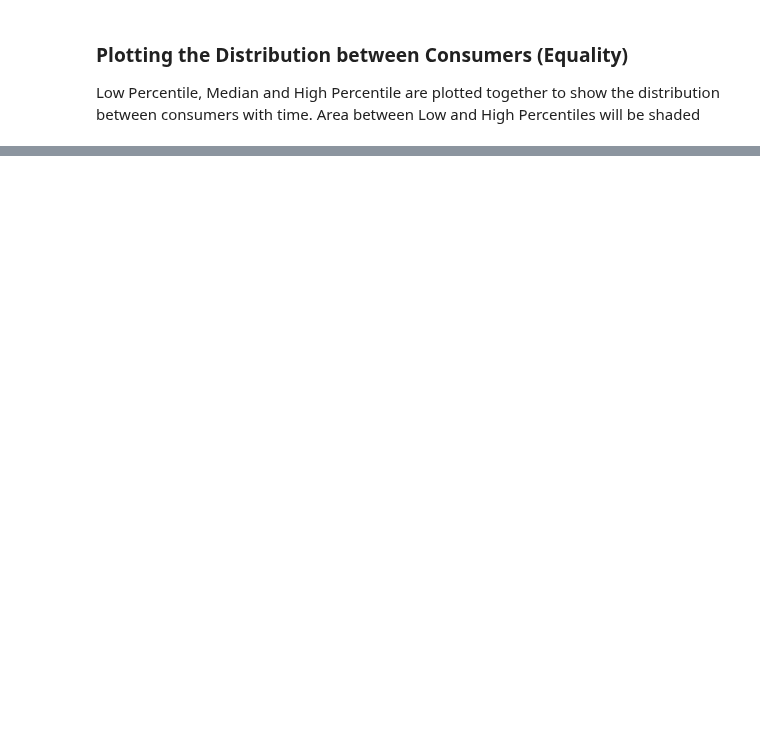
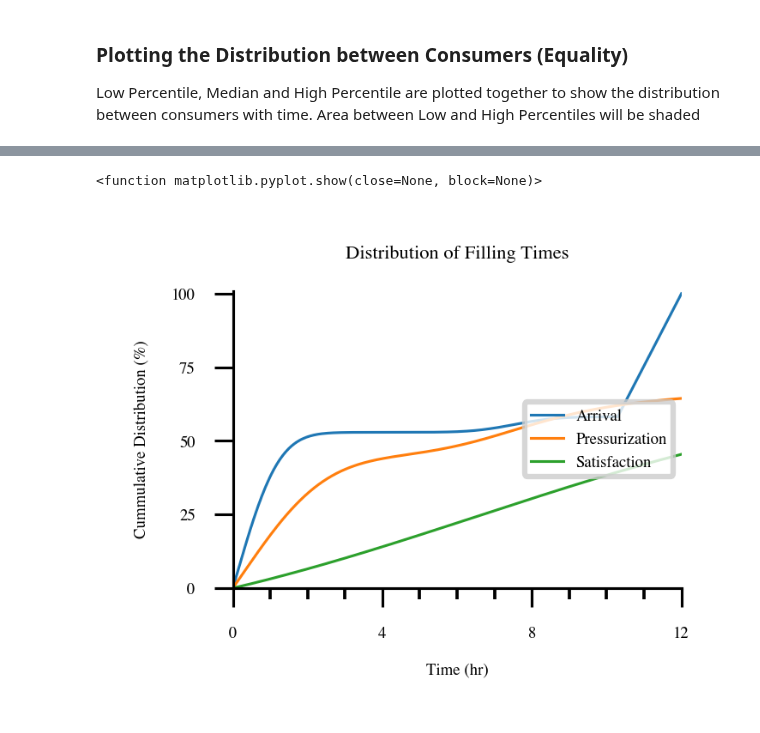
Before and after one commit to Omar-Abdelazeem/IWS-Modelling-Methods, a Jupyter notebook: Running-Methods/SWMM/SWMM-V.ipynb, the cells around one changed output, grey strips where cells are left out. Saved outputs shown, nothing was run; the diff lists cells and outputs as text; code cells hidden in the pictures; blank space fills up the shorter version.

```diff
--- a/Running-Methods/SWMM/SWMM-V.ipynb
+++ b/Running-Methods/SWMM/SWMM-V.ipynb
@@ -240,0 +299,57 @@ plt.show
+# %%
+import seaborn as sns
+arrival=list(filling_times["Arrival Time (hr)"])
+arrival=[supply_duration_hr*4 if np.isnan(x)==True else x for x in arrival]
+pressurization=list(filling_times["Pressurization Time (hr)"])
+pressurization=[supply_duration_hr*2 if np.isnan(x)==True else x for x in pressurization]
+satisfaction=list(filling_times["Satisfaction Time (hr)"])
+satisfaction=[supply_duration_hr*4 if np.isnan(x)==True else x for x in satisfaction]
+x_arr,y_arr=sns.kdeplot(data=arrival,bw_method="silverman",cumulative=True,clip=(0,supply_duration_hr)).get_lines()[0].get_data()
+x_pres,y_pres=sns.kdeplot(data=pressurization,bw_method="silverman",cumulative=True,clip=(0,supply_duration_hr)).get_lines()[1].get_data()
+x_satis,y_satis=sns.kdeplot(data=satisfaction,bw_method="silverman",cumulative=True,clip=(0,supply_duration_hr)).get_lines()[2].get_data()
+plt.close()
+if x_arr[-1]!= supply_duration_hr:
+    x_arr=np.append(x_arr,[supply_duration_hr])
+    y_arr=np.append(y_arr,1)
+if x_pres[-1] != supply_duration_hr:
+    x_pres=np.append(x_pres,supply_duration_hr)
+    y_pres=np.append(y_pres,1)
+# %%
+mpl.rcParams.update(mpl.rcParamsDefault)
+mpl.rcParams['figure.dpi'] = 450
+font = {'family' : 'Times',
+        'weight' : 'bold',
+        'size'   : 3}
+mpl.rc('font', **font)
+mpl.rc('xtick', labelsize=3)
+mpl.rcParams['axes.linewidth'] = 0.5
+
+fig, ax=plt.subplots()
+# Change figure size (and aspect ratio) by adjusting height and width here
+fig.set_figwidth(1.5)
+fig.set_figheight(1)
+
+# Formatting Plot: Setting a Title, x- and y-axis limits, major and minor ticks
+ax.set_title('Distribution of Filling Times')
+ax.grid(False)
+ax.set_xlim(0,supply_duration_hr)
+ax.set_ylim(0,101)
+ax.set_xticks(np.arange(0,supply_duration_hr+1,4))
+ax.set_xticks(np.arange(0,supply_duration_hr+1,1),minor=True)
+ax.set_yticks(np.arange(0,101,25))
+ax.tick_params(width=0.5)
+
+line1,=ax.plot(x_arr,y_arr*100,linewidth=0.5,label="Arrival")
+line2,=ax.plot(x_pres,y_pres*100,linewidth=0.5,label="Pressurization")
+line3,=ax.plot(x_satis,y_satis*100,linewidth=0.5,label="Satisfaction")
+plt.xlabel('Time (hr)')
+plt.ylabel('Cummulative Distribution (%)')
+# Optional: show grid or turn on and off spines (Plot box sides)
+# ax.grid(visible=True,which='both')
+ax.spines['top'].set_visible(False)
+ax.spines['right'].set_visible(False)
+ax.legend(loc="right")
+plt.show
+# %% [output]
+<function matplotlib.pyplot.show(close=None, block=None)>
+[figure, added]
```
Also changed, not shown: parts of 14 cells of this notebook, 21 other files.
